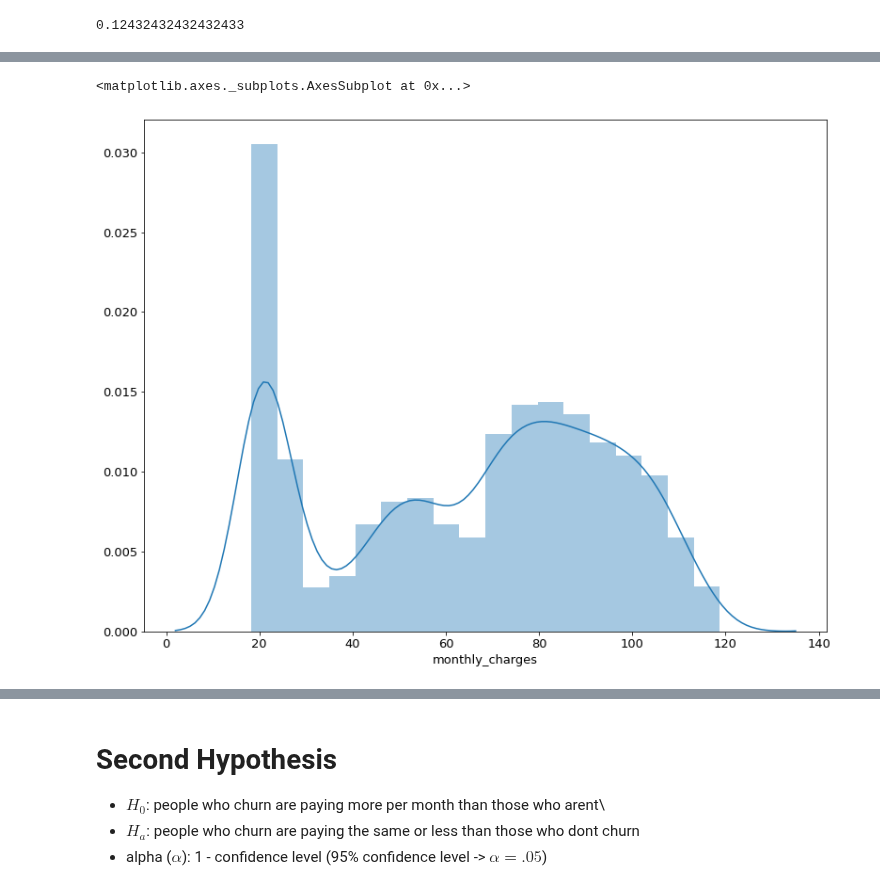
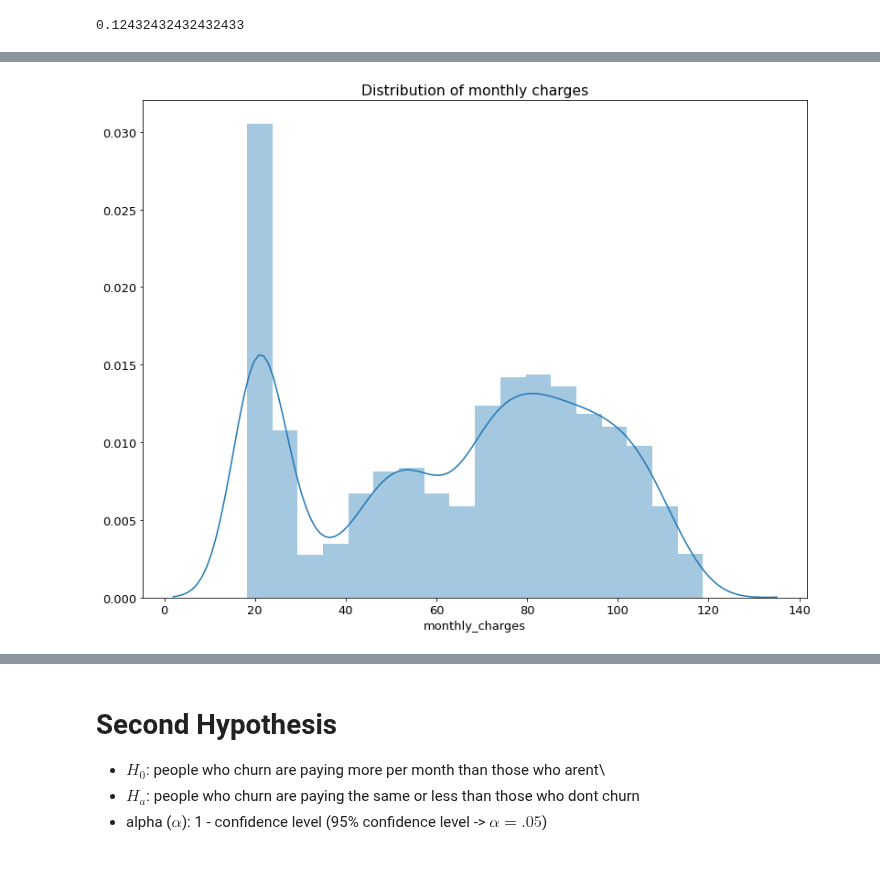
Before and after one commit to Corn-Shipps/predicting_telco_churn, a Jupyter notebook: predicting_telco_churn_final_report.ipynb, the cells around one changed output, grey strips where cells are left out. Cells and saved outputs as stored; diff of their text form; code cells hidden in the pictures.

```diff
--- a/predicting_telco_churn_final_report.ipynb
+++ b/predicting_telco_churn_final_report.ipynb
@@ -395,10 +400,11 @@ df.encoded = encoder.transform(df.churn)
 # %%
 # distribution rate for how much people are paying monthly
 x = df.monthly_charges
 sns.distplot(x)
+plt.title('Distribution of monthly charges')
+plt.show()
 # %% [output]
-<matplotlib.axes._subplots.AxesSubplot at 0x...>
-[figure, old version]
+[figure, new version]
 # %%
 # barplot showing us how much people are paying per month who churn and who dont churn
 sns.barplot(y=df.monthly_charges, x=df.encoded)
```
Also changed, not shown: parts of 5 cells of this notebook, 1 other file.
